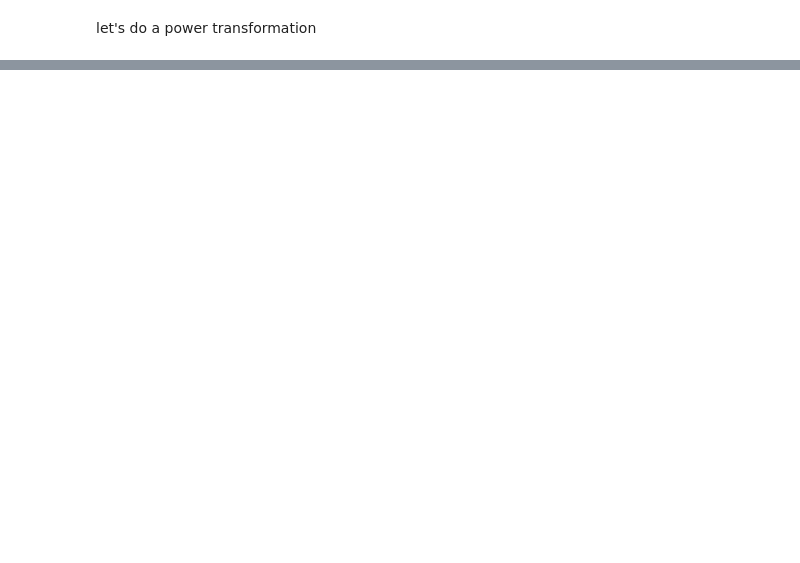
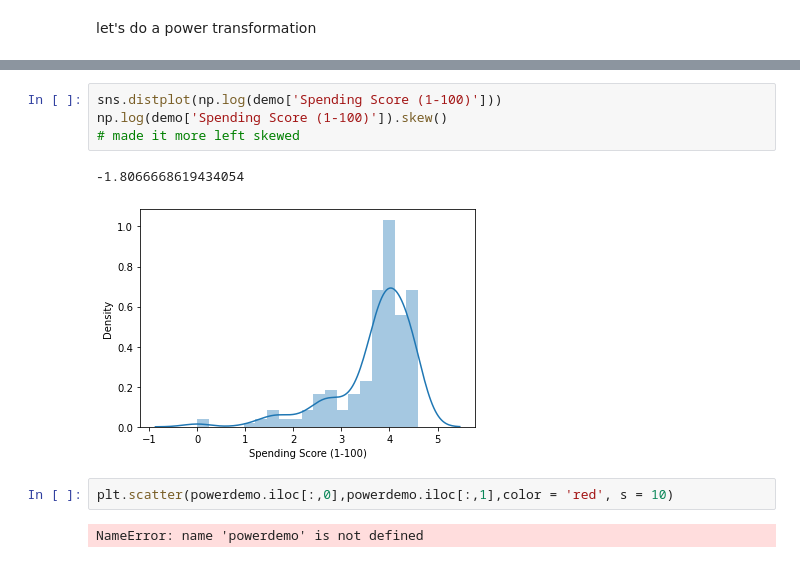
Before and after one commit to Agramoflife/My_machine_learning_notebooks, a Jupyter notebook: asg k means clustering.ipynb, the cells around one changed output, grey strips where cells are left out. Saved outputs shown, nothing was run; the diff lists cells and outputs as text; blank space fills up the shorter version.

```diff
--- a/asg k means clustering.ipynb
+++ b/asg k means clustering.ipynb
@@ -187,0 +207,11 @@ let's do a power transformation
+# %%
+sns.distplot(np.log(demo['Spending Score (1-100)']))
+np.log(demo['Spending Score (1-100)']).skew()
+# made it more left skewed
+# %% [output]
+-1.8066668619434054
+[figure, added]
+# %%
+plt.scatter(powerdemo.iloc[:,0],powerdemo.iloc[:,1],color = 'red', s = 10)
+# %% [output]
+NameError: name 'powerdemo' is not defined
```
Also changed, not shown: parts of 49 cells of this notebook, 2 other files.
